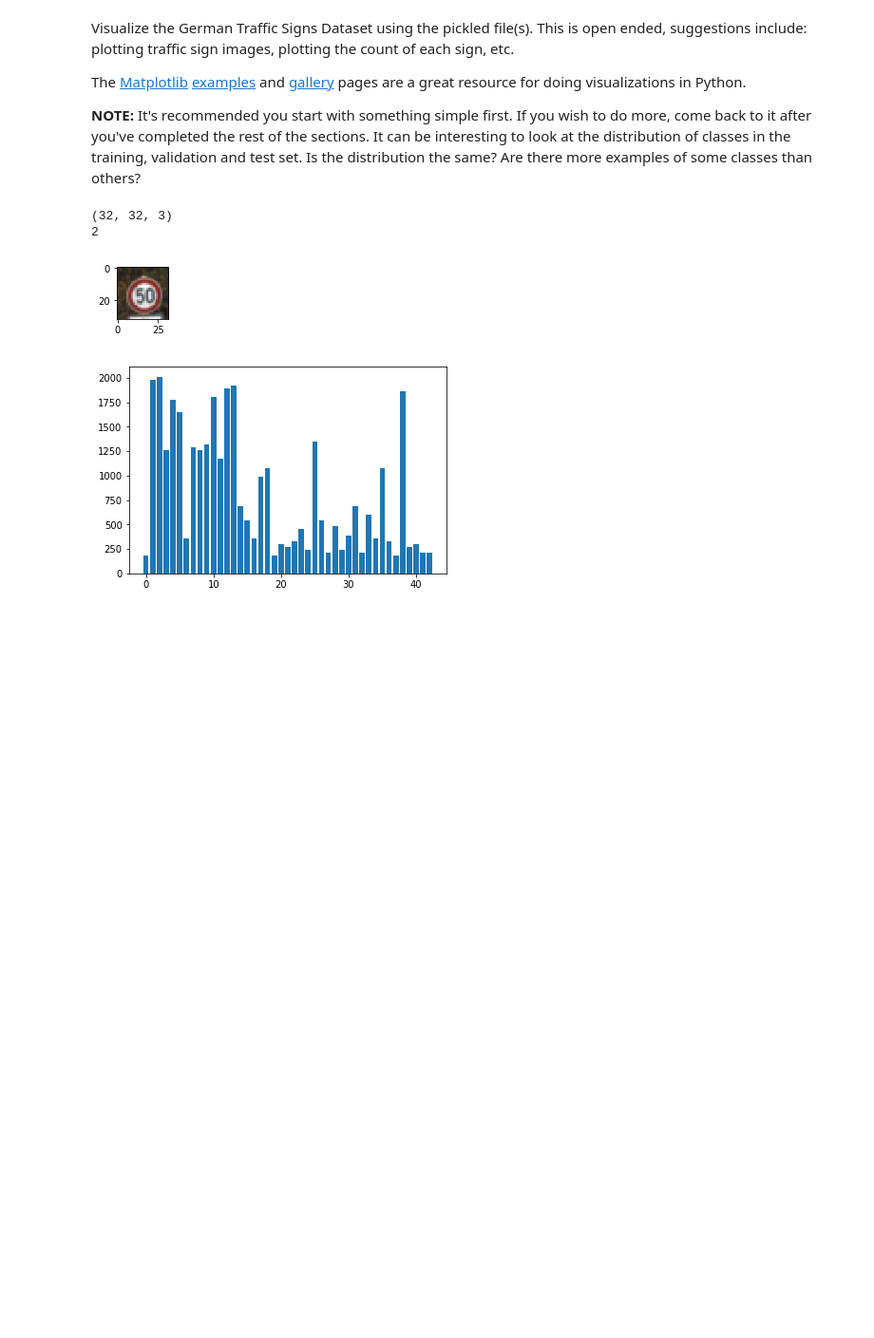
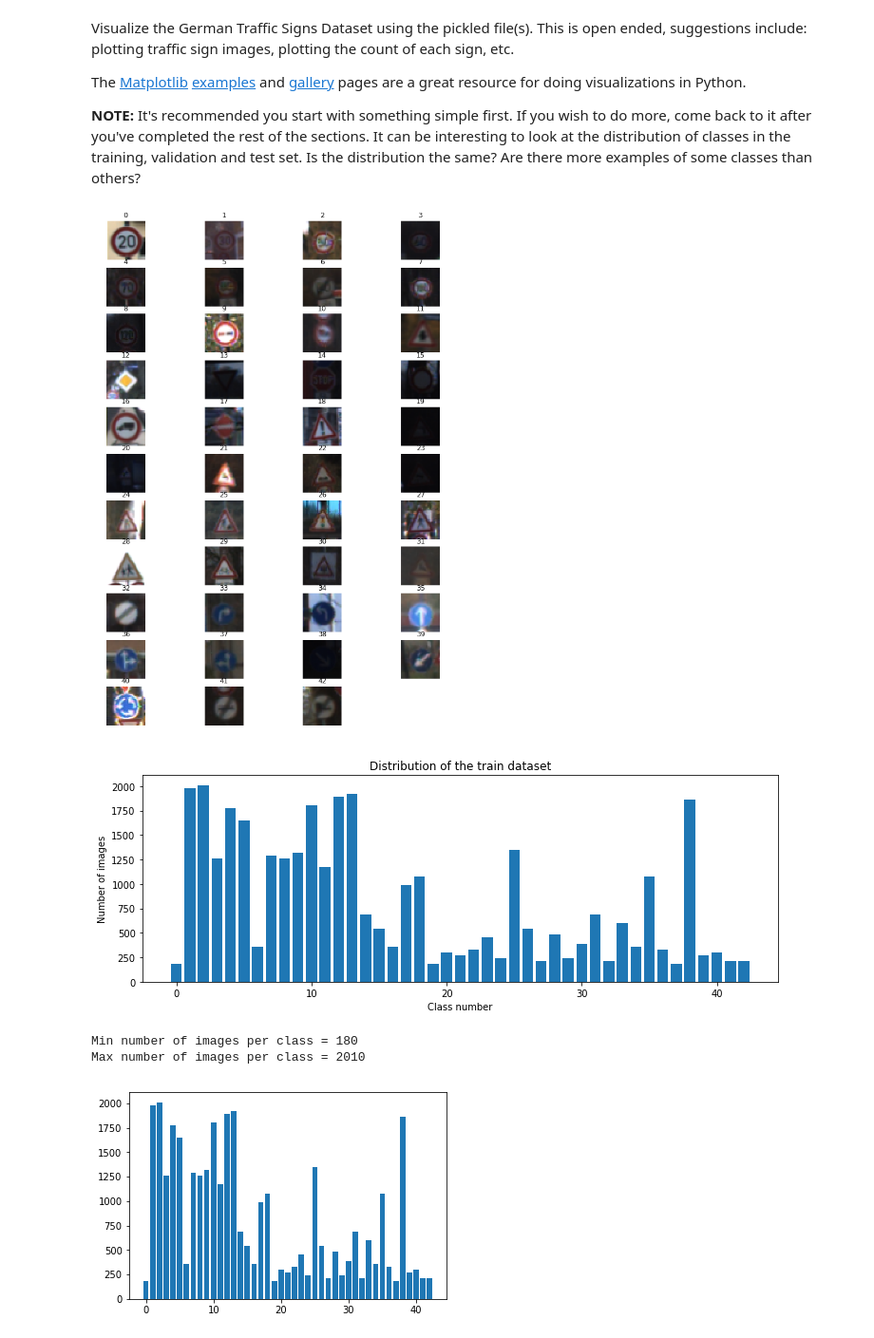
Before and after one commit to TrunksLegendary/Udacity-SDCE-CarND-Traffic-Sign-Classifier-Project, a Jupyter notebook: Udacity-SDCE-CarND-Traffic-Sign-Classifier-Project.ipynb, the cells around one changed output. Shown: that part at 95% size. Drawn from its saved outputs; the diff is of its cells as text; code cells hidden in the pictures; blank space fills up the shorter version.

```diff
--- a/Udacity-SDCE-CarND-Traffic-Sign-Classifier-Project.ipynb
+++ b/Udacity-SDCE-CarND-Traffic-Sign-Classifier-Project.ipynb
@@ -91,25 +110,37 @@ Visualize the German Traffic Signs Dataset using the pickled file(s). This is op
 The [Matplotlib](http://matplotlib.org/) [examples](http://matplotlib.org/examples/index.html) and [gallery](http://matplotlib.org/gallery.html) pages are a great resource for doing visualizations in Python.
 
 **NOTE:** It's recommended you start with something simple first. If you wish to do more, come back to it after you've completed the rest of the sections. It can be interesting to look at the distribution of classes in the training, validation and test set. Is the distribution the same? Are there more examples of some classes than others?
-# %%
-### Data exploration visualization code goes here.
-### Feel free to use as many code cells as needed.
-import matplotlib.pyplot as plt
-
-# Visualizations will be shown in the notebook.
-%matplotlib inline
-import random
-
-RNDex = random.randint(0, len(X_train))
-img = X_train[RNDex]
-print(img.shape)
-plt.figure(figsize=(1,1))
-plt.imshow(img)
-print(y_train[RNDex])
-# %% [output]
-(32, 32, 3)
-2
-[figure, removed]
+# %%
+### Data exploration visualization code goes here.
+### Feel free to use as many code cells as needed.
+%matplotlib inline
+
+num_of_samples=[]
+plt.figure(figsize=(12, 16.5))
+for i in range(0, n_classes):
+    plt.subplot(11, 4, i+1)
+    x_selected = X_train[y_train == i]
+    plt.imshow(x_selected[0, :, :, :]) #draw the first image of each class
+    plt.title(i)
+    plt.axis('off')
+    num_of_samples.append(len(x_selected))
+plt.show()
+
+#Plot number of images per class
+plt.figure(figsize=(12, 4))
+plt.bar(range(0, n_classes), num_of_samples)
+plt.title("Distribution of the train dataset")
+plt.xlabel("Class number")
+plt.ylabel("Number of images")
+plt.show()
+
+print("Min number of images per class =", min(num_of_samples))
+print("Max number of images per class =", max(num_of_samples))
+# %% [output]
+[figure, added]
+[figure, added]
+Min number of images per class = 180
+Max number of images per class = 2010
 # %%
 def dist_labels(y_data):
     unique, counts = np.unique(y_data,return_counts=True)
```
Also changed, not shown: parts of 21 cells of this notebook, 18 other files.
